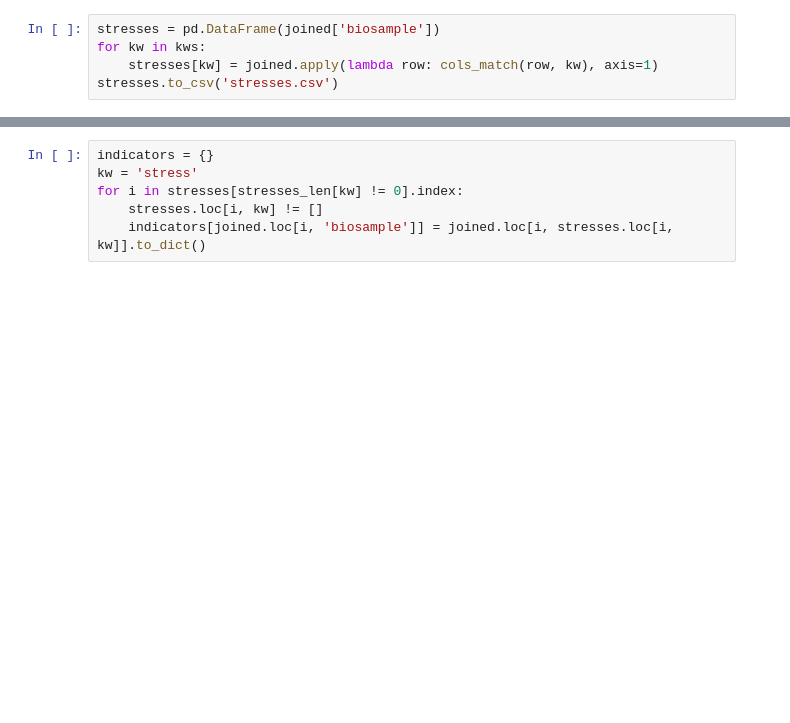
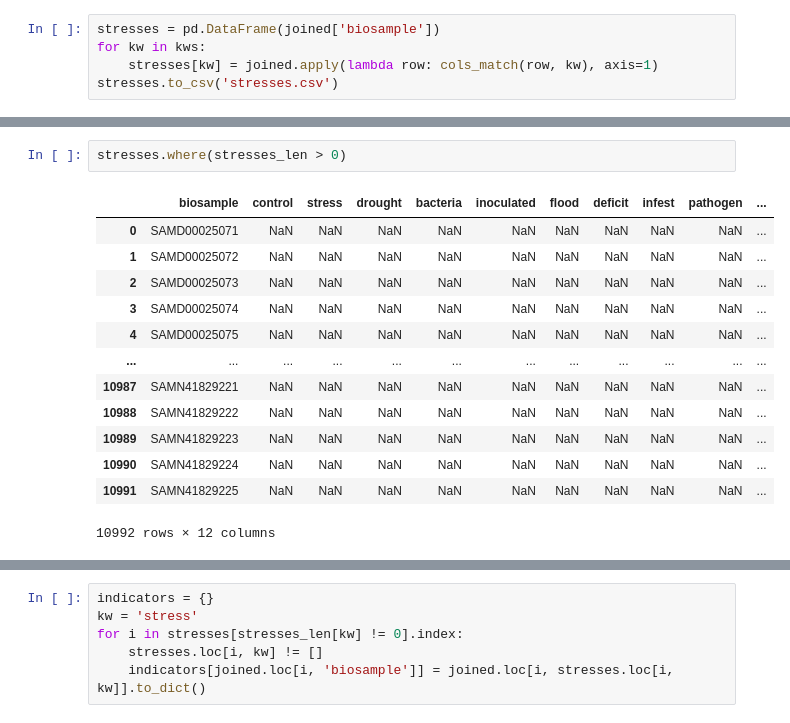
Before and after one commit to freire-guido/soy-biomarkers, a Jupyter notebook: accession/sample_stress.ipynb, the cells around one changed output, grey strips where cells are left out. Saved outputs shown, nothing was run; the diff lists cells and outputs as text; blank space fills up the shorter version.

```diff
--- a/accession/sample_stress.ipynb
+++ b/accession/sample_stress.ipynb
@@ -95,3 +96,19 @@ stresses_len
+# %%
+stresses.where(stresses_len > 0)
+# %% [output]
+|  | biosample | control | stress | drought | bacteria | inoculated | flood | deficit | infest | pathogen | ... |
+| 0 | SAMD00025071 | NaN | NaN | NaN | NaN | NaN | NaN | NaN | NaN | NaN | ... |
+| 1 | SAMD00025072 | NaN | NaN | NaN | NaN | NaN | NaN | NaN | NaN | NaN | ... |
+| 2 | SAMD00025073 | NaN | NaN | NaN | NaN | NaN | NaN | NaN | NaN | NaN | ... |
+| 3 | SAMD00025074 | NaN | NaN | NaN | NaN | NaN | NaN | NaN | NaN | NaN | ... |
+| 4 | SAMD00025075 | NaN | NaN | NaN | NaN | NaN | NaN | NaN | NaN | NaN | ... |
+| ... | ... | ... | ... | ... | ... | ... | ... | ... | ... | ... | ... |
+| 10987 | SAMN41829221 | NaN | NaN | NaN | NaN | NaN | NaN | NaN | NaN | NaN | ... |
+| 10988 | SAMN41829222 | NaN | NaN | NaN | NaN | NaN | NaN | NaN | NaN | NaN | ... |
+| 10989 | SAMN41829223 | NaN | NaN | NaN | NaN | NaN | NaN | NaN | NaN | NaN | ... |
+| 10990 | SAMN41829224 | NaN | NaN | NaN | NaN | NaN | NaN | NaN | NaN | NaN | ... |
+| 10991 | SAMN41829225 | NaN | NaN | NaN | NaN | NaN | NaN | NaN | NaN | NaN | ... |
+10992 rows × 12 columns
 # %%
 stresses_len.where(stresses_len == 0).isna().sum()
 # %% [output]
```
Also changed, not shown: parts of 11 cells of this notebook, 7 other files.
